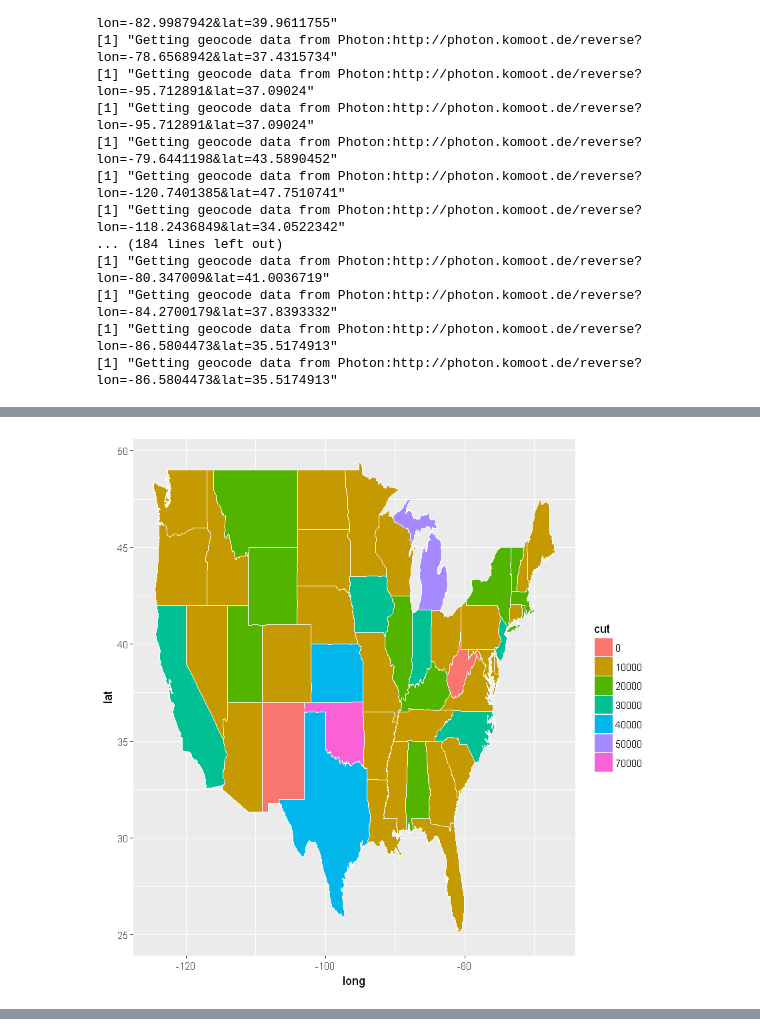
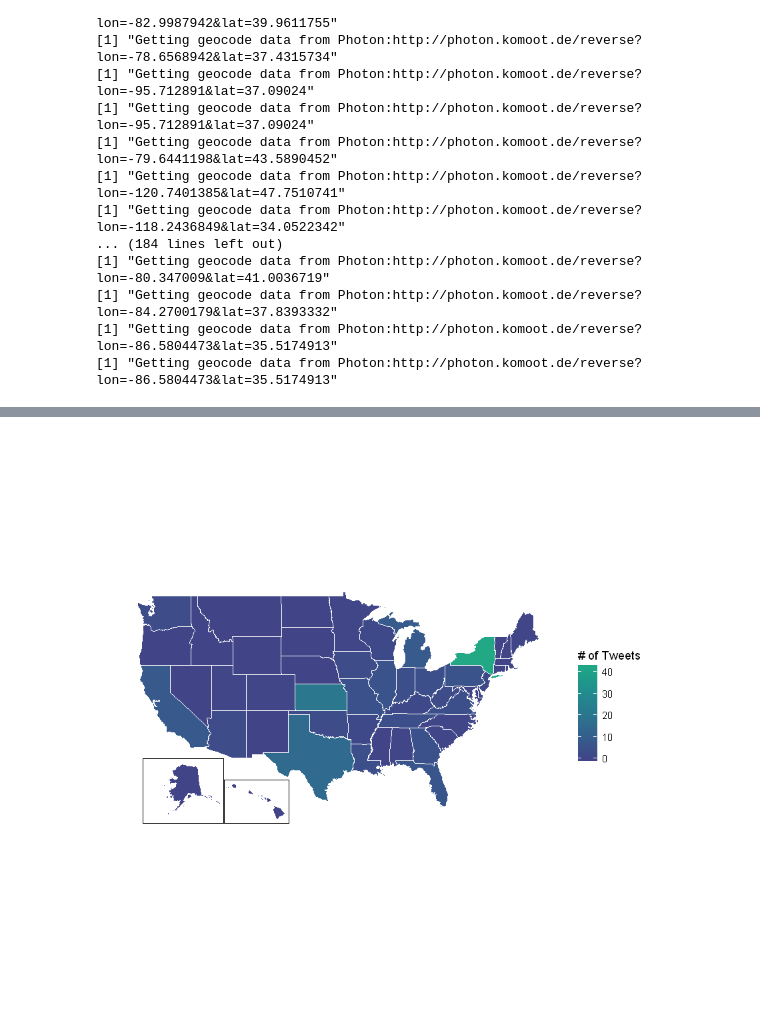
Before and after one commit to shivapal/EDAproj, a Jupyter notebook: Part3/TwitterHeatMap.ipynb, the cells around one changed output, grey strips where cells are left out. Cells and saved outputs as stored; diff of their text form; code cells hidden in the pictures.

```diff
--- a/Part3/TwitterHeatMap.ipynb
+++ b/Part3/TwitterHeatMap.ipynb
@@ -93,11 +77,6 @@ table
 # %%
-t <- as.data.frame(subset(table, Var1!="State Not Found"))
+tweetFreq <- subset(table, Var1!="State Not Found")
 # %%
 usa <- map_data("state")
-listOfStates <-unique(usa$region)
-d<- data.frame(Freq = as.numeric(t$Freq), region = tolower(t$Var1))
+listOfStates <- unique(fifty_states$id)
+state <- data.frame(Freq = as.numeric(tweetFreq$Freq), region = tolower(tweetFreq$Var1))
-# %%
-# v <- t$Var1
-"texas" %in% d$region
-region <- d$region
-region
@@ -114,7 +83,7 @@ region
 # %%
-for (state in listOfStates){
-    if (!(state %in% region)){
-        d <- rbind(d, data.frame( region = state, Freq = 1))
+d <- state
+for (s in listOfStates){
+    if (!(s %in% region)){
+        d <- rbind(d, data.frame( region = s, Freq = 0))
     }
 }
-d
@@ -195,4 +96,22 @@ ERROR: Error in scale_fill_viridis(name = "# Tweets", discrete = TRUE, begin = 0
-# %%
-gg
-# %% [output]
-[figure, removed]
+# %%
+library(fiftystater)
+
+gg <- ggplot() +
+    geom_map(data = usa, map = fifty_states,
+             aes(x=long, y = lat, map_id=region),
+             color = "white",  fill = NA)
+gg <- gg + geom_map(data = d, map = fifty_states,
+                    aes(fill=Freq, map_id = region),
+                    color = 'white', size = 0.5) +
+        expand_limits(x = fifty_states$long, y = fifty_states$lat) + coord_map()
+gg <- gg + scale_fill_viridis(name = "# of Tweets",
+                              begin = 0.2, end =0.6)
+# gg <- gg + theme(legend.position = "right")
+
+gg <- gg + scale_x_continuous(breaks = NULL) +
+  scale_y_continuous(breaks = NULL) +
+  labs(x = "", y = "") +
+  theme(panel.background = element_blank()) +
+  fifty_states_inset_boxes()
+gg
+# %% [output]
@@ -198,0 +120 @@ gg
+[figure, added]
```
Also changed, not shown: parts of 10 cells of this notebook.
